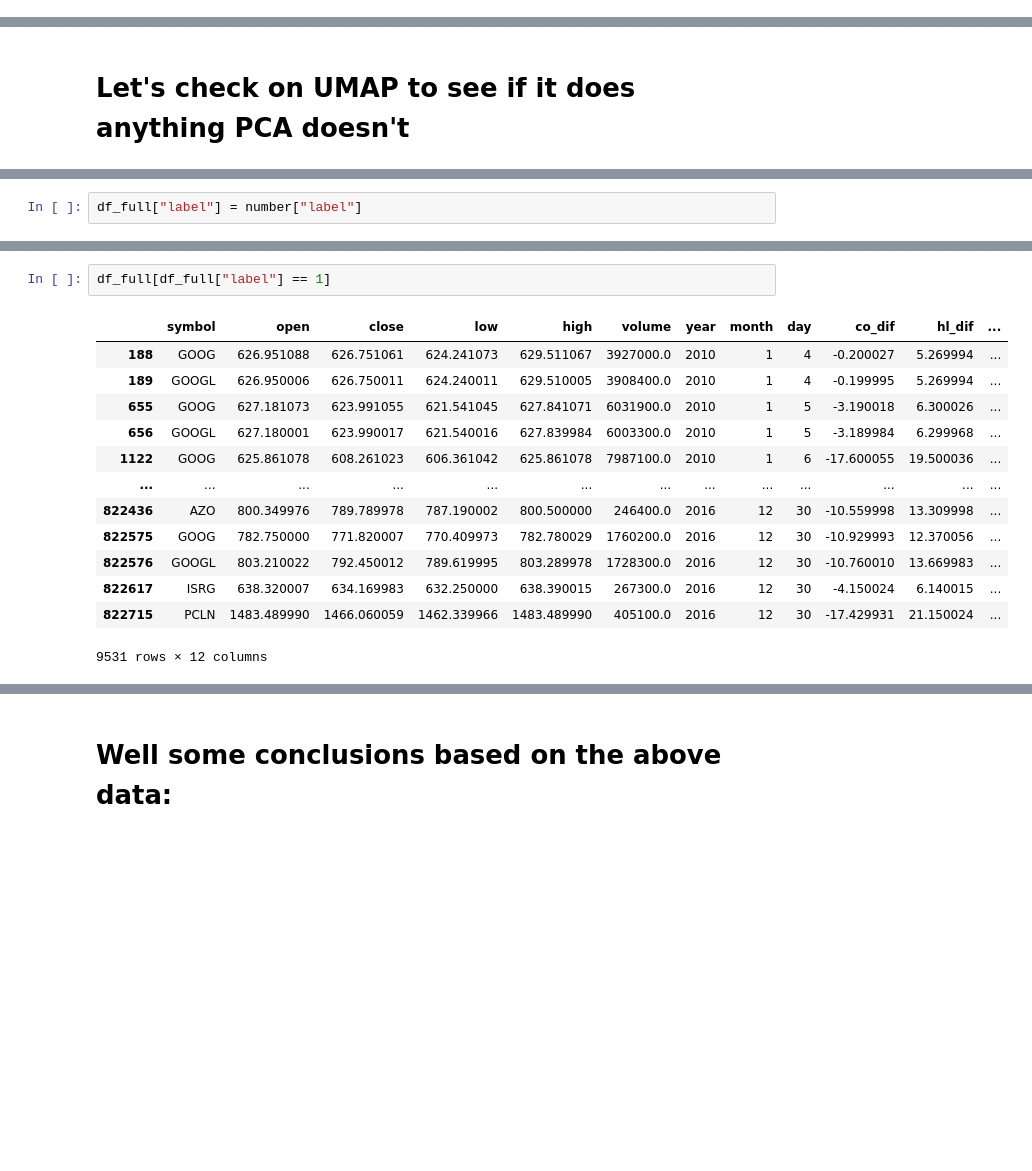
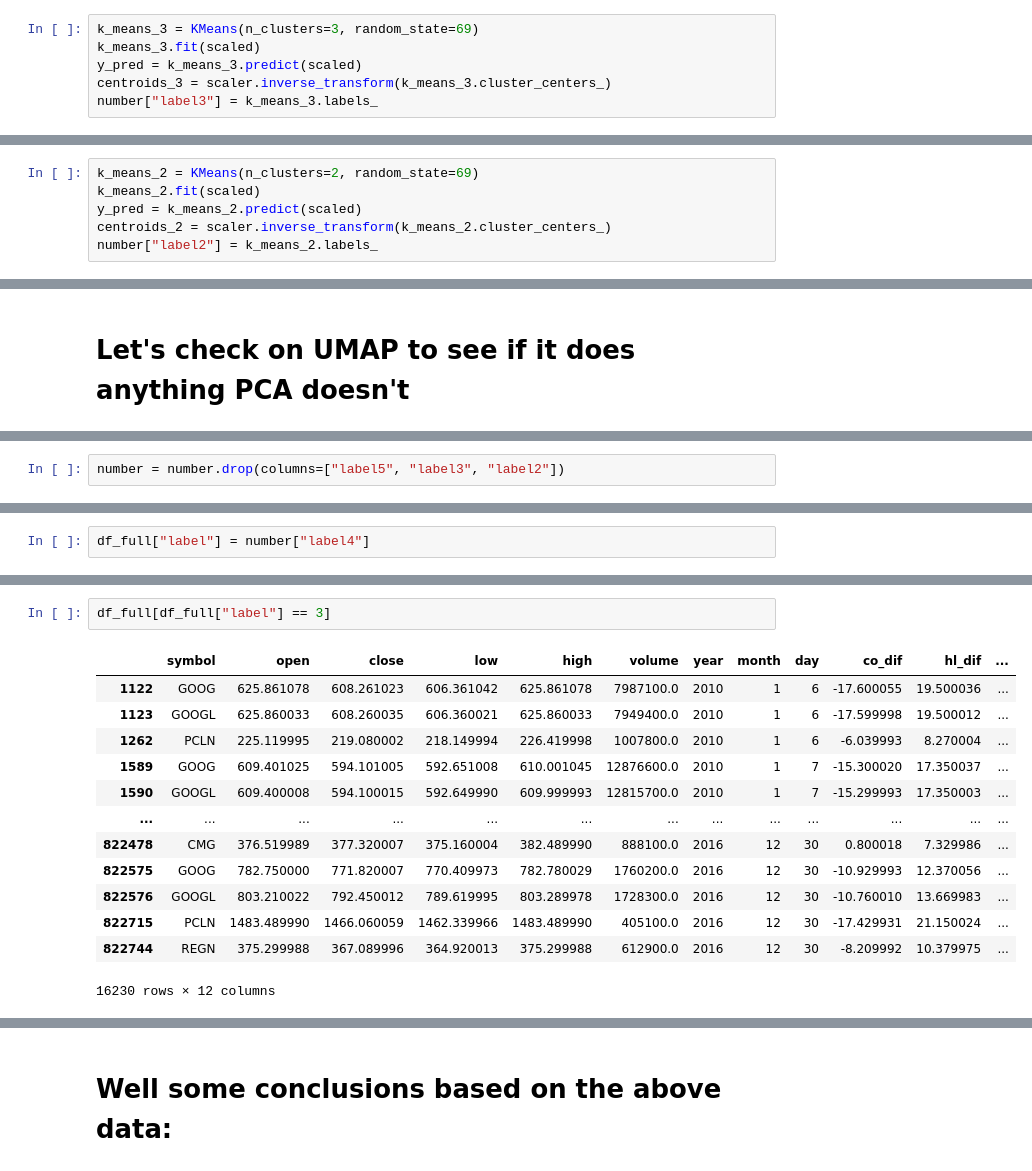
Before and after one commit to AsterLaoWhy/Thinkful, a Jupyter notebook: Stonks.ipynb, the cells around one changed output, grey strips where cells are left out. Drawn from its saved outputs; the diff is of its cells as text; blank space fills up the shorter version.

```diff
--- a/Stonks.ipynb
+++ b/Stonks.ipynb
@@ -317,0 +336,6 @@ Index(['open', 'close', 'low', 'high', 'volume', 'year', 'month', 'day',
+# %%
+k_means_3 = KMeans(n_clusters=3, random_state=69)
+k_means_3.fit(scaled)
+y_pred = k_means_3.predict(scaled)
+centroids_3 = scaler.inverse_transform(k_means_3.cluster_centers_)
+number["label3"] = k_means_3.labels_
@@ -317,0 +344,6 @@ Index(['open', 'close', 'low', 'high', 'volume', 'year', 'month', 'day',
+# %%
+k_means_2 = KMeans(n_clusters=2, random_state=69)
+k_means_2.fit(scaled)
+y_pred = k_means_2.predict(scaled)
+centroids_2 = scaler.inverse_transform(k_means_2.cluster_centers_)
+number["label2"] = k_means_2.labels_
@@ -547,0 +613,2 @@ number.groupby("label").mean()
+# %%
+number = number.drop(columns=["label5", "label3", "label2"])
@@ -559,23 +689,23 @@ Index(['open', 'close', 'low', 'high', 'volume', 'year', 'month', 'day',
 # %% [output]
 [interactive output not drawn]
 # %%
-df_full["label"] = number["label"]
+df_full["label"] = number["label4"]
 # %% [output]
 [interactive output not drawn]
 # %%
-df_full[df_full["label"] == 1]
+df_full[df_full["label"] == 3]
 # %% [output]
 |  | symbol | open | close | low | high | volume | year | month | day | co_dif | hl_dif | ... |
-| 188 | GOOG | 626.951088 | 626.751061 | 624.241073 | 629.511067 | 3927000.0 | 2010 | 1 | 4 | -0.200027 | 5.269994 | ... |
-| 189 | GOOGL | 626.950006 | 626.750011 | 624.240011 | 629.510005 | 3908400.0 | 2010 | 1 | 4 | -0.199995 | 5.269994 | ... |
-| 655 | GOOG | 627.181073 | 623.991055 | 621.541045 | 627.841071 | 6031900.0 | 2010 | 1 | 5 | -3.190018 | 6.300026 | ... |
-| 656 | GOOGL | 627.180001 | 623.990017 | 621.540016 | 627.839984 | 6003300.0 | 2010 | 1 | 5 | -3.189984 | 6.299968 | ... |
 | 1122 | GOOG | 625.861078 | 608.261023 | 606.361042 | 625.861078 | 7987100.0 | 2010 | 1 | 6 | -17.600055 | 19.500036 | ... |
+| 1123 | GOOGL | 625.860033 | 608.260035 | 606.360021 | 625.860033 | 7949400.0 | 2010 | 1 | 6 | -17.599998 | 19.500012 | ... |
+| 1262 | PCLN | 225.119995 | 219.080002 | 218.149994 | 226.419998 | 1007800.0 | 2010 | 1 | 6 | -6.039993 | 8.270004 | ... |
+| 1589 | GOOG | 609.401025 | 594.101005 | 592.651008 | 610.001045 | 12876600.0 | 2010 | 1 | 7 | -15.300020 | 17.350037 | ... |
+| 1590 | GOOGL | 609.400008 | 594.100015 | 592.649990 | 609.999993 | 12815700.0 | 2010 | 1 | 7 | -15.299993 | 17.350003 | ... |
 | ... | ... | ... | ... | ... | ... | ... | ... | ... | ... | ... | ... | ... |
-| 822436 | AZO | 800.349976 | 789.789978 | 787.190002 | 800.500000 | 246400.0 | 2016 | 12 | 30 | -10.559998 | 13.309998 | ... |
+| 822478 | CMG | 376.519989 | 377.320007 | 375.160004 | 382.489990 | 888100.0 | 2016 | 12 | 30 | 0.800018 | 7.329986 | ... |
 | 822575 | GOOG | 782.750000 | 771.820007 | 770.409973 | 782.780029 | 1760200.0 | 2016 | 12 | 30 | -10.929993 | 12.370056 | ... |
 | 822576 | GOOGL | 803.210022 | 792.450012 | 789.619995 | 803.289978 | 1728300.0 | 2016 | 12 | 30 | -10.760010 | 13.669983 | ... |
-| 822617 | ISRG | 638.320007 | 634.169983 | 632.250000 | 638.390015 | 267300.0 | 2016 | 12 | 30 | -4.150024 | 6.140015 | ... |
 | 822715 | PCLN | 1483.489990 | 1466.060059 | 1462.339966 | 1483.489990 | 405100.0 | 2016 | 12 | 30 | -17.429931 | 21.150024 | ... |
+| 822744 | REGN | 375.299988 | 367.089996 | 364.920013 | 375.299988 | 612900.0 | 2016 | 12 | 30 | -8.209992 | 10.379975 | ... |
-9531 rows × 12 columns
+16230 rows × 12 columns
 [interactive output not drawn]
```
Also changed, not shown: parts of 85 cells of this notebook.
